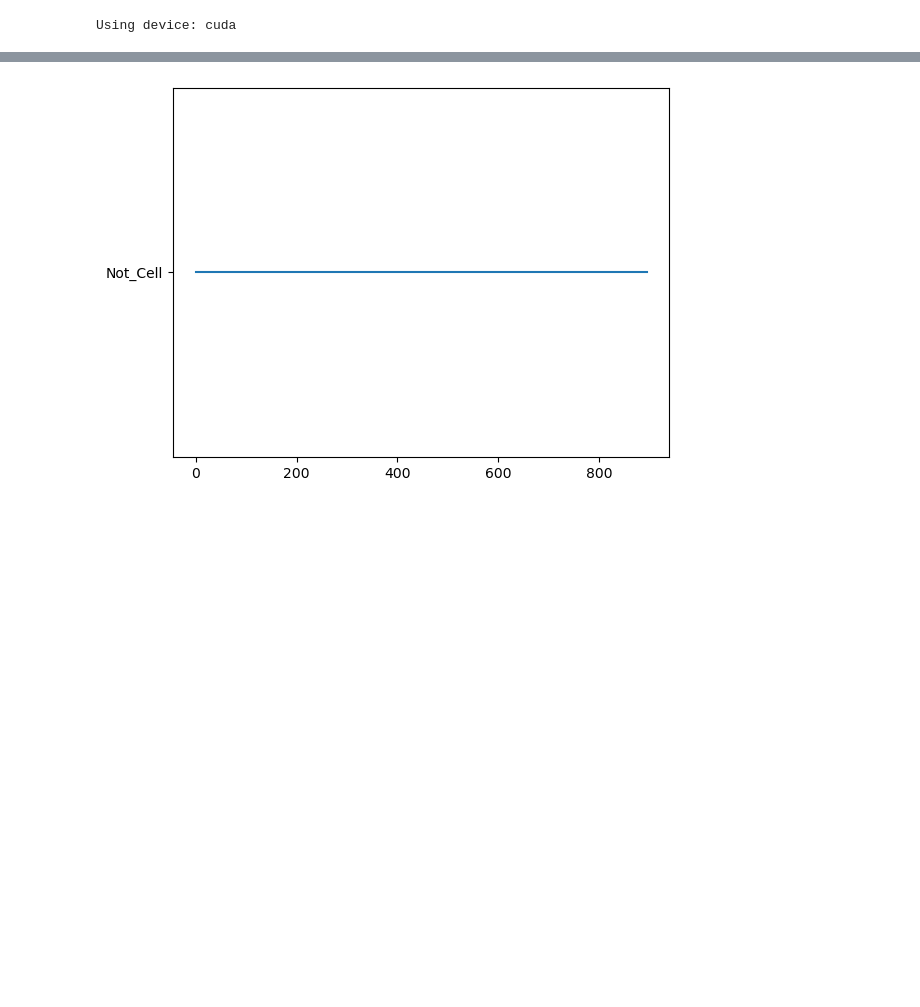
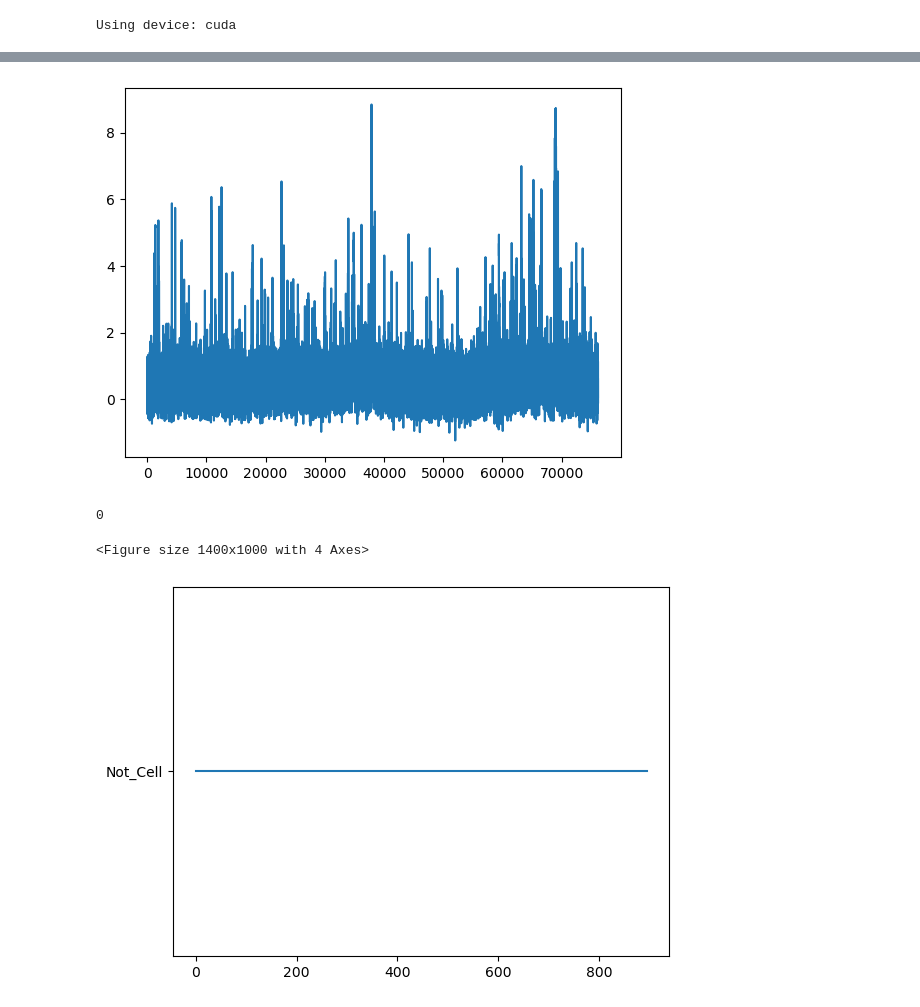
Before and after one commit to dhino2000/optic, a Jupyter notebook: notebook/Suite2pROICuration_ver02.ipynb, the cells around one changed output, grey strips where cells are left out. Drawn from its saved outputs; the diff is of its cells as text; code cells hidden in the pictures; blank space fills up the shorter version.

```diff
--- a/notebook/Suite2pROICuration_ver02.ipynb
+++ b/notebook/Suite2pROICuration_ver02.ipynb
@@ -632,9 +646,27 @@ from optic.ml.roi_classifier.inference.predictor import RoiClassifierPredictor
 from optic.ml.roi_classifier.training.visualization import plotKFoldHistories
 
 list_path_roi_curation = [
-    "D:/optic_figure/revise/data/dense_neuron/Inoue/IM107/250917/ROIcuration_Fall.mat",
-    "D:/optic_figure/revise/data/dense_neuron/Inoue/IM107/250921/ROIcuration_Fall.mat",
-    "D:/optic_figure/revise/data/dense_neuron/Inoue/IM107/250925/ROIcuration_Fall.mat",
+    # "D:/optic_figure/revise/data/dense_neuron/Inoue/IM107/250917/ROIcuration_Fall.mat",
+    # "D:/optic_figure/revise/data/dense_neuron/Inoue/IM107/250921/ROIcuration_Fall.mat",
+    # "D:/optic_figure/revise/data/dense_neuron/Inoue/IM107/250925/ROIcuration_Fall.mat",
+
+    "D:/optic_figure/revise/data/sparse_neuron/DC21/240914/ROIcuration_Fall.mat",
+    "D:/optic_figure/revise/data/sparse_neuron/DC21/240916/ROIcuration_Fall.mat",
+    "D:/optic_figure/revise/data/sparse_neuron/DC21/240920/ROIcuration_Fall.mat",
+    "D:/optic_figure/revise/data/sparse_neuron/DC21/241003/ROIcuration_Fall.mat",
+    "D:/optic_figure/revise/data/sparse_neuron/DC24/240914/ROIcuration_Fall.mat",
+    "D:/optic_figure/revise/data/sparse_neuron/DC24/240916/ROIcuration_Fall.mat",
+    "D:/optic_figure/revise/data/sparse_neuron/DC24/240920/ROIcuration_Fall.mat",
+    "D:/optic_figure/revise/data/sparse_neuron/DC24/241003/ROIcuration_Fall.mat",
+    "D:/optic_figure/revise/data/sparse_neuron/KC04/250113/ROIcuration.mat",
+    "D:/optic_figure/revise/data/sparse_neuron/KC04/250120/ROIcuration.mat",
+    "D:/optic_figure/revise/data/sparse_neuron/KC04/250126/ROIcuration.mat",
+    "D:/optic_figure/revise/data/sparse_neuron/KC26/250113/ROIcuration.mat",
+    "D:/optic_figure/revise/data/sparse_neuron/KC26/250120/ROIcuration.mat",
+    "D:/optic_figure/revise/data/sparse_neuron/KC26/250126/ROIcuration.mat",
+    "D:/optic_figure/revise/data/sparse_neuron/KC27/250112/ROIcuration.mat",
+    "D:/optic_figure/revise/data/sparse_neuron/KC27/250120/ROIcuration.mat",
+    "D:/optic_figure/revise/data/sparse_neuron/KC27/250126/ROIcuration.mat",
 ]
 
 # ========== 設定 ==========
@@ -682,7 +714,7 @@ mean_accuracy = sum(val_accuracies) / len(val_accuracies)
 # plot
 filename = generateModelFilename(class_names, model_type=model_type)
 path_save_fig = f"./figures/{filename.replace('.pt', '_kfold_histories.png')}"
-# plotKFoldHistories(histories, val_accuracies, path_save=path_save_fig)
+plotKFoldHistories(histories, val_accuracies, path_save=path_save_fig)
 
 # ========== 全データで最終学習 ==========
 if model_type == "cnn":
@@ -727,3 +757,20 @@ Fold 0 started
+# %%
+%matplotlib inline
+idx = 100
+
+arr = dataset[idx][0].flatten().numpy()
+label = dataset[idx][1]
+
+plt.plot(arr)
+plt.show()
+print(label)
+# %% [output]
+[figure, added]
+0
+# %%
+plotKFoldHistories(histories, val_accuracies, path_save=path_save_fig)
+# %% [output]
+<Figure size 1400x1000 with 4 Axes>
 # %%
 from scipy.io import loadmat
 test_fall_mat = "D:/optic_figure/revise/data/dense_neuron/Inoue/IM107/250917/Fall.mat"
```
Also changed, not shown: parts of 2 cells of this notebook, 3 other files.
